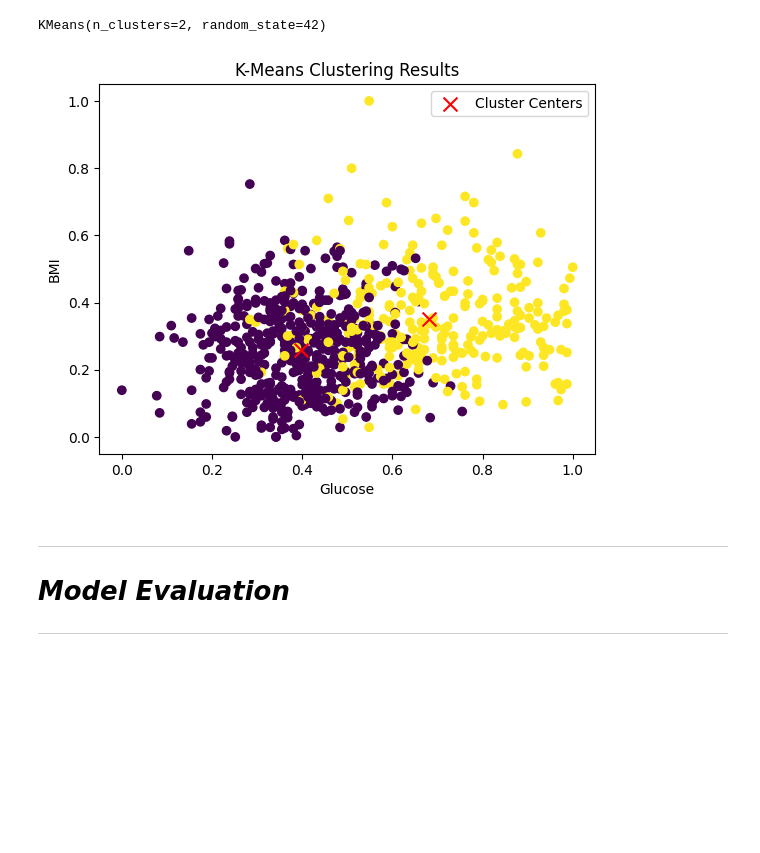
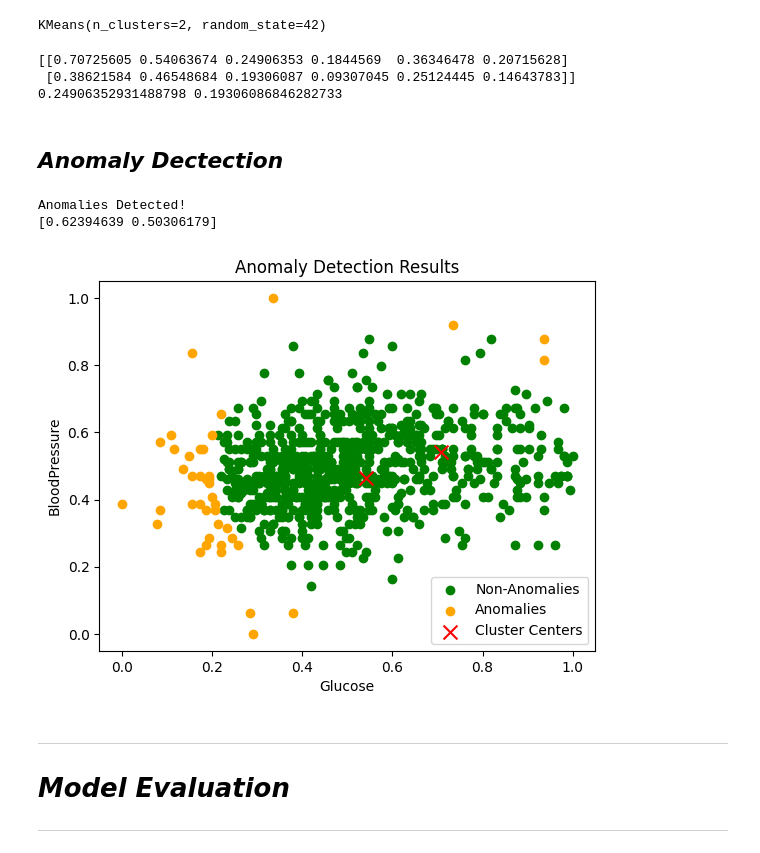
Before and after one commit to Mdhlalose/Anomaly-Detector-for-Pregnant-Diabetic-Patients, a Jupyter notebook: code.ipynb, the cells around one changed output. Cells and saved outputs as stored; diff of their text form; code cells hidden in the pictures; blank space fills up the shorter version.

```diff
--- a/code.ipynb
+++ b/code.ipynb
@@ -318,23 +307,26 @@ X_input = df_reduced.iloc[:,:]
 model.fit(X_input)
 # %% [output]
 KMeans(n_clusters=2, random_state=42)
-# %%
-# Get cluster labels for each data point
-labels = model.labels_
-# Get cluster centers
-cluster_centers = model.cluster_centers_
-
-# Choose two features for the 2D scatter plot
-feature1 = 'Glucose'  # Replace 'Body_Fat' with the actual column name
-feature2 = 'BMI'  # Replace 'Neck' with the actual column name
-
-# Create a scatter plot of the selected features
-plt.scatter(df_reduced[feature1], df_reduced[feature2], c=labels, cmap='viridis')
-plt.scatter(cluster_centers[:, df_reduced.columns.get_loc(feature1)], cluster_centers[:, df_reduced.columns.get_loc(feature2)], marker='x', s=100, c='red', label='Cluster Centers')
-plt.title("K-Means Clustering Results")
-plt.xlabel(feature1)
-plt.ylabel(feature2)
-plt.legend()
-plt.show()
-# %% [output]
-[figure, removed]
+# %%
+# Get cluster labels for each data point
+labels = model.labels_
+# Get cluster centers
+cluster_centers = model.cluster_centers_
+
+print(cluster_centers)
+
+x = cluster_centers[0][2]
+y = cluster_centers[1][2]
+
+print(x,y)
+# %% [output]
+[[0.70725605 0.54063674 0.24906353 0.1844569  0.36346478 0.20715628]
+ [0.38621584 0.46548684 0.19306087 0.09307045 0.25124445 0.14643783]]
+0.24906352931488798 0.19306086846282733
+# %% [markdown]
+## ***Anomaly Dectection***
+# %%
+def euclidean_distance(x, y):
+    common_features = min(len(x), len(y))
+
+    return np.sqrt(np.sum((x[:common_features] - y[:common_features]) ** 2))
@@ -341,3 +384,14 @@ plt.show()
+# %%
+feature1 = "Glucose"
+feature2 = "BloodPressure"
+cluster1 = [cluster_centers[0][0], cluster_centers[0][1]]
+cluster2 = [cluster_centers[0][1], cluster_centers[1][1]]
+cluster_centers_list = [cluster1, cluster2]
+plot2 = anomaly_detector(df_reduced, feature1, feature2, cluster_centers_list)
+# %% [output]
+Anomalies Detected!
+[0.62394639 0.50306179]
+[figure, added]
 # %% [markdown]
 ***
 # ***Model Evaluation***
```
Also changed, not shown: parts of 9 cells of this notebook.
